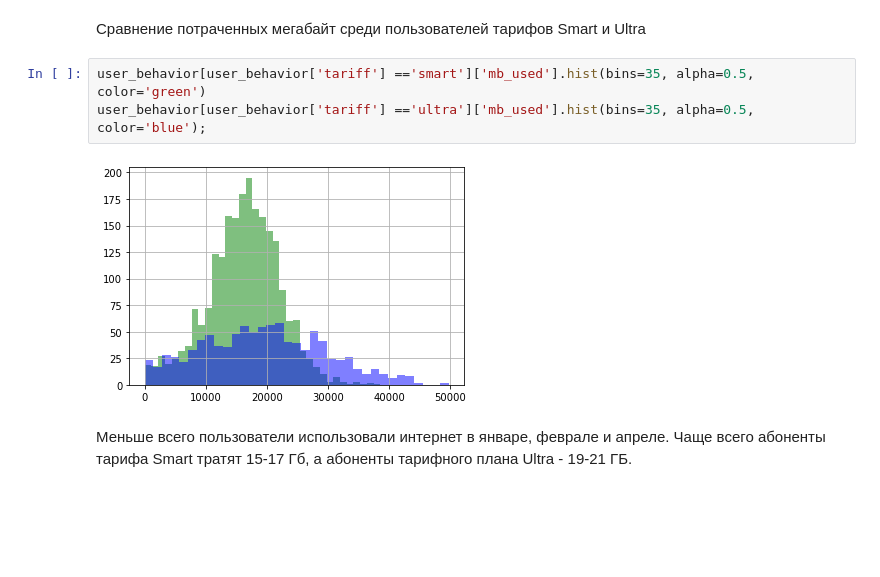
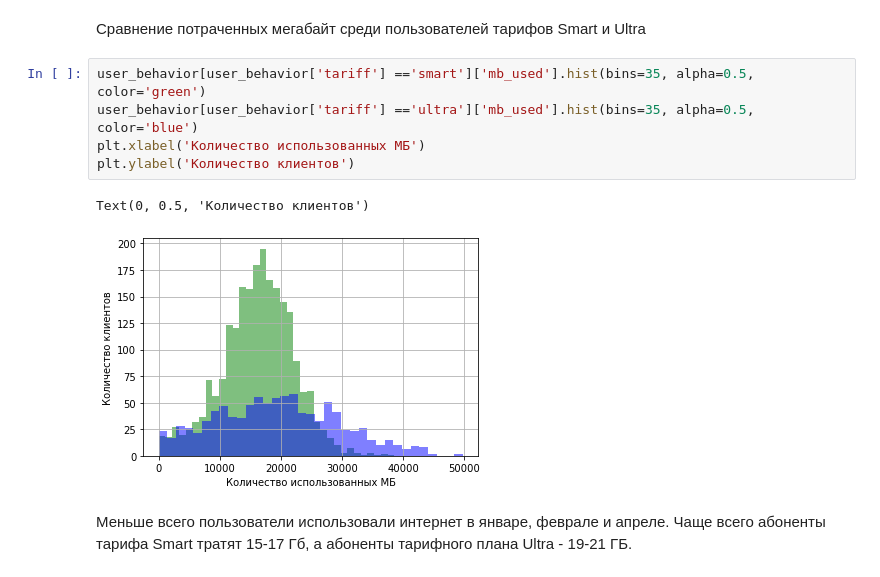
Before and after one commit to KirillovIgor/Portfolio, a Jupyter notebook: mobile_communication/mobile_communication.ipynb, the cells around one changed output. Cells and saved outputs as stored; diff of their text form; blank space fills up the shorter version.

```diff
--- a/mobile_communication/mobile_communication.ipynb
+++ b/mobile_communication/mobile_communication.ipynb
@@ -583,9 +595,12 @@ ax.set(xlabel='Номер месяца', ylabel='Среднее количест
 Сравнение потраченных мегабайт среди пользователей тарифов Smart и Ultra
 # %%
 user_behavior[user_behavior['tariff'] =='smart']['mb_used'].hist(bins=35, alpha=0.5, color='green')
-user_behavior[user_behavior['tariff'] =='ultra']['mb_used'].hist(bins=35, alpha=0.5, color='blue');
+user_behavior[user_behavior['tariff'] =='ultra']['mb_used'].hist(bins=35, alpha=0.5, color='blue')
+plt.xlabel('Количество использованных МБ')
+plt.ylabel('Количество клиентов')
 # %% [output]
+Text(0, 0.5, 'Количество клиентов')
-[figure, old version]
+[figure, new version]
 # %% [markdown]
 Меньше всего пользователи использовали интернет в январе, феврале и апреле. Чаще всего абоненты тарифа Smart тратят 15-17 Гб, а абоненты тарифного плана Ultra - 19-21 ГБ.
 # %% [markdown]
```
Also changed, not shown: parts of 4 cells of this notebook.
